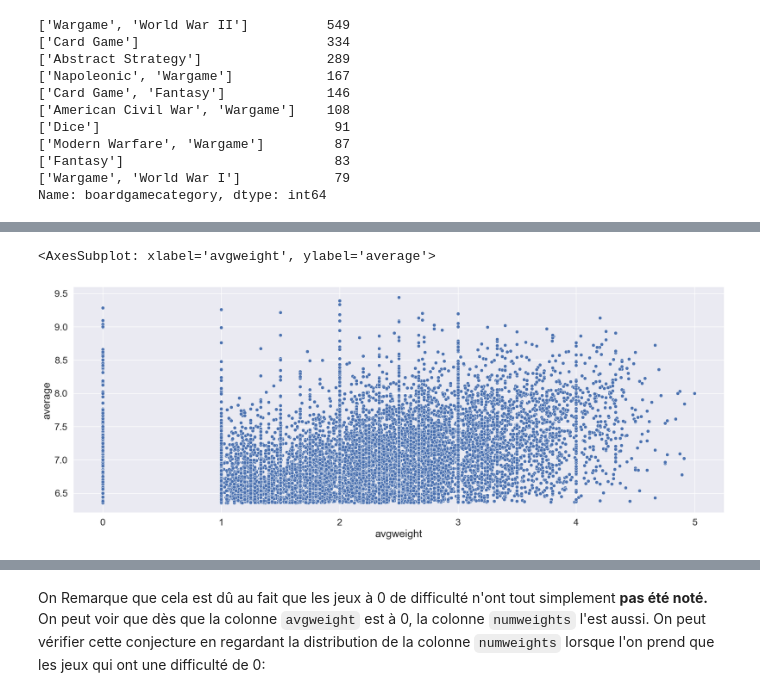
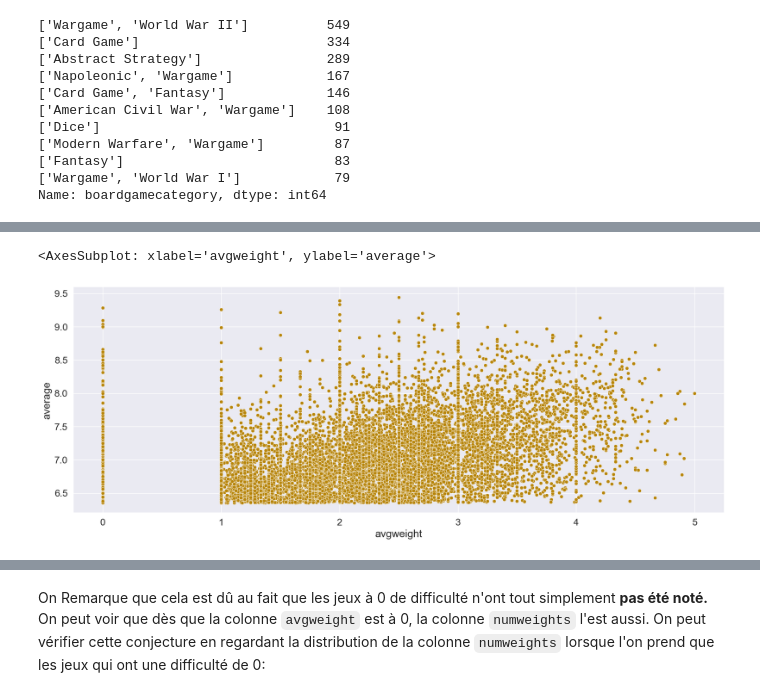
Before and after one commit to LOISGALLAUD/issd, a Jupyter notebook: PROJET/LGALLAUD.ipynb, the cells around one changed output, grey strips where cells are left out. Saved outputs shown, nothing was run; the diff lists cells and outputs as text; code cells hidden in the pictures.

```diff
--- a/PROJET/LGALLAUD.ipynb
+++ b/PROJET/LGALLAUD.ipynb
@@ -473,9 +448,9 @@ On peut à présent se demander quelle est la difficulté moyenne des meilleurs
 # %%
 plt.figure(figsize=(20,7))
-sns.scatterplot(data=good_games, x='avgweight', y='average')
+sns.scatterplot(data=good_games, x='avgweight', y='average', color="darkgoldenrod")
 # %% [output]
 <AxesSubplot: xlabel='avgweight', ylabel='average'>
-[figure, old version]
+[figure, new version]
 # %% [markdown]
 _Remarques_:
 
```
Also changed, not shown: parts of 21 cells of this notebook, 3 other files.
